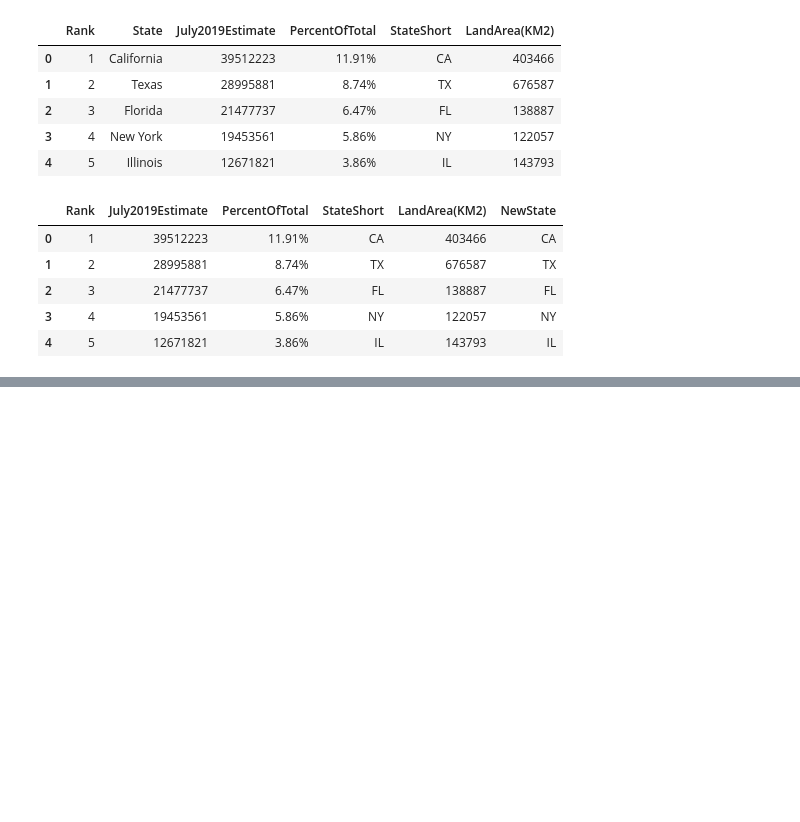
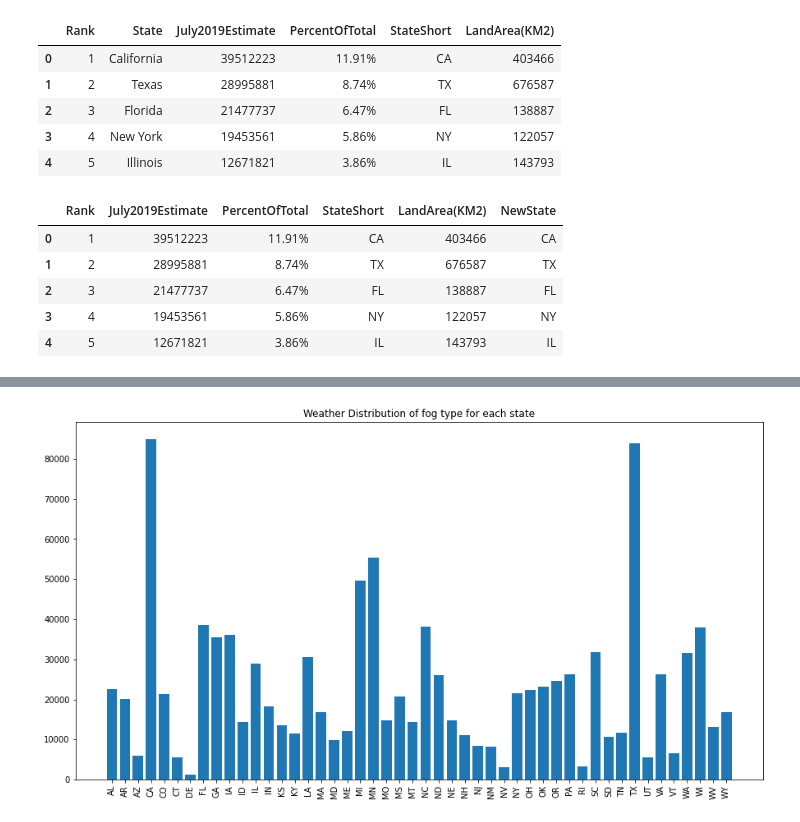
Before and after one commit to 7Amin/RoadConstructionPrediction, a Jupyter notebook: application/dataAnalysis/State-wise Construction Distribution.ipynb, the cells around one changed output, grey strips where cells are left out. Drawn from its saved outputs; the diff is of its cells as text; code cells hidden in the pictures; blank space fills up the shorter version.

```diff
--- a/application/dataAnalysis/State-wise Construction Distribution.ipynb
+++ b/application/dataAnalysis/State-wise Construction Distribution.ipynb
@@ -647,0 +768,2 @@ plt.savefig("construction_distribution_by_Rate_Area_Population_sorted.png")
+# %%
+weather_data_State_group_count_Fog = weather_data_State_group_count[weather_data_State_group_count.Type == "Fog"]
@@ -647,0 +779,8 @@ plt.savefig("construction_distribution_by_Rate_Area_Population_sorted.png")
+# %%
+plt.figure(figsize= (15,8))
+plt.bar(x=weather_data_State_group_count_Fog['State'], height=weather_data_State_group_count_Fog['counts'])
+a = plt.xticks(rotation = 90)
+plt.title("Weather Distribution of fog type for each state")
+plt.savefig("Weather_Distribution_fog_type_for_each_state.png")
+# %% [output]
+[figure, added]
```
Also changed, not shown: parts of 83 cells of this notebook, 4 other files.
